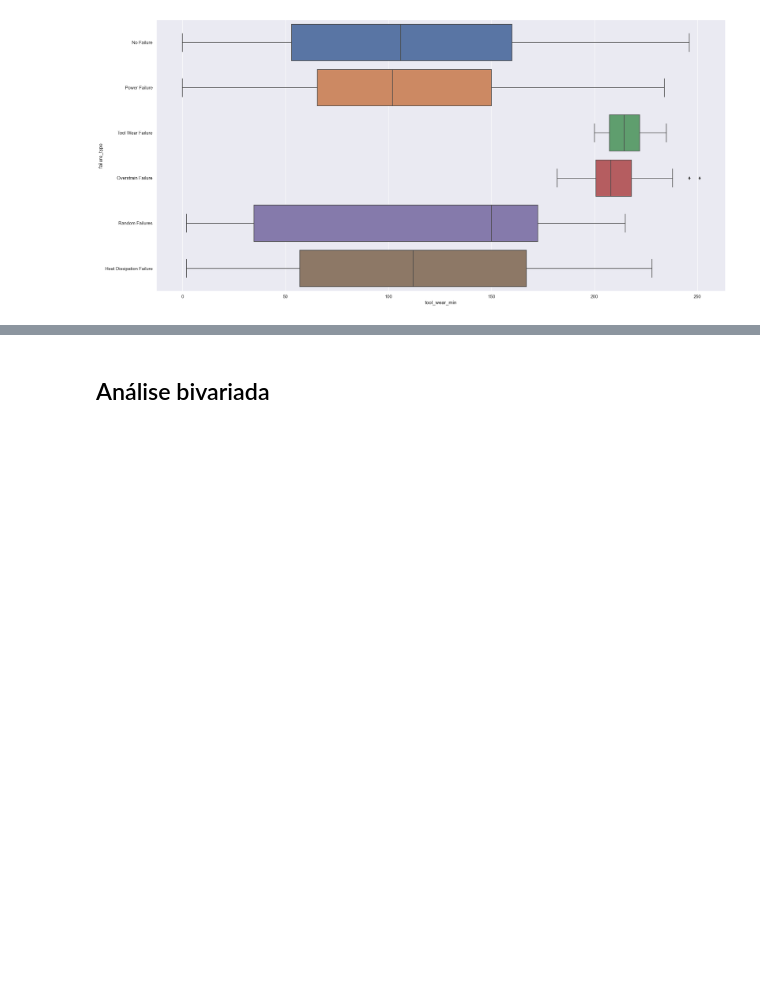
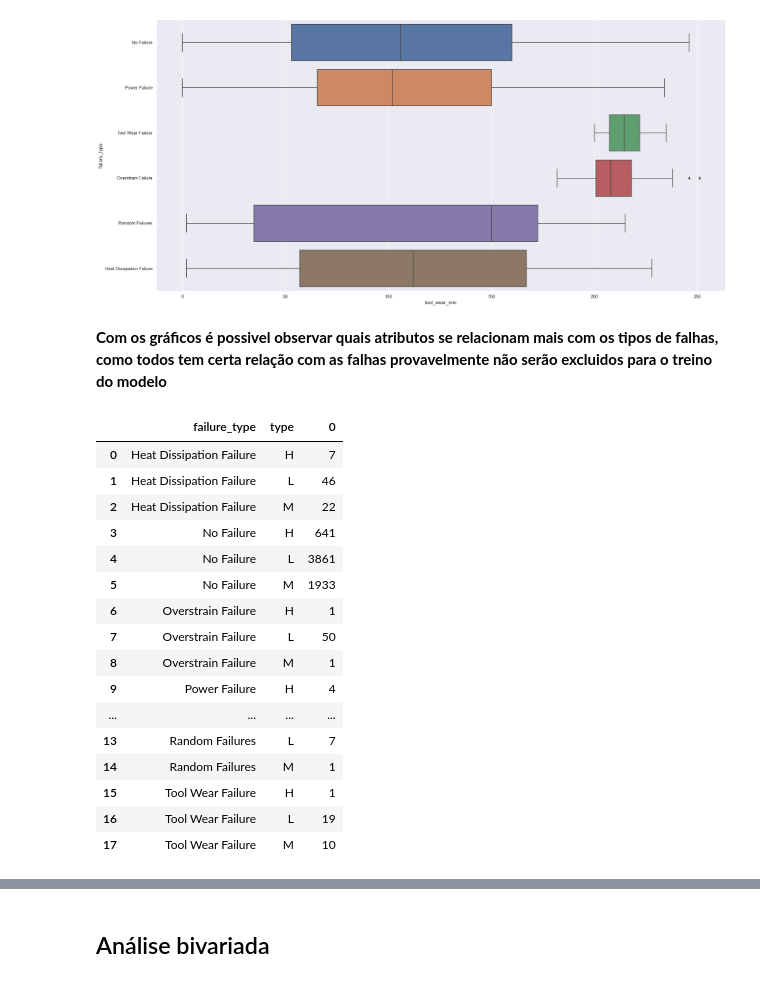
Before and after one commit to lavinomenezes/desafio_indicium, a Jupyter notebook: notebooks/desafio_indicium_lm_v02_feature_engineering.ipynb, the cells around one changed output, grey strips where cells are left out. Drawn from its saved outputs; the diff is of its cells as text; code cells hidden in the pictures; blank space fills up the shorter version.

```diff
--- a/notebooks/desafio_indicium_lm_v02_feature_engineering.ipynb
+++ b/notebooks/desafio_indicium_lm_v02_feature_engineering.ipynb
@@ -302,3 +330,25 @@ sns.boxplot(data=df_uni[['torque_nm','failure_type']],x='torque_nm',y='failure_t
 sns.boxplot(data=df_uni[['tool_wear_min','failure_type']],x='tool_wear_min',y='failure_type');
 # %% [output]
 [figure]
+# %% [markdown]
+**Com os gráficos é possivel observar quais atributos se relacionam mais com os tipos de falhas, como todos tem certa relação com as falhas provavelmente não serão excluidos para o treino do modelo**
+# %%
+df_uni[['type','failure_type']].groupby(['failure_type','type']).size().reset_index()
+# %% [output]
+|  | failure_type | type | 0 |
+| 0 | Heat Dissipation Failure | H | 7 |
+| 1 | Heat Dissipation Failure | L | 46 |
+| 2 | Heat Dissipation Failure | M | 22 |
+| 3 | No Failure | H | 641 |
+| 4 | No Failure | L | 3861 |
+| 5 | No Failure | M | 1933 |
+| 6 | Overstrain Failure | H | 1 |
+| 7 | Overstrain Failure | L | 50 |
+| 8 | Overstrain Failure | M | 1 |
+| 9 | Power Failure | H | 4 |
+| ... | ... | ... | ... |
+| 13 | Random Failures | L | 7 |
+| 14 | Random Failures | M | 1 |
+| 15 | Tool Wear Failure | H | 1 |
+| 16 | Tool Wear Failure | L | 19 |
+| 17 | Tool Wear Failure | M | 10 |
```
Also changed, not shown: parts of 20 cells of this notebook.
